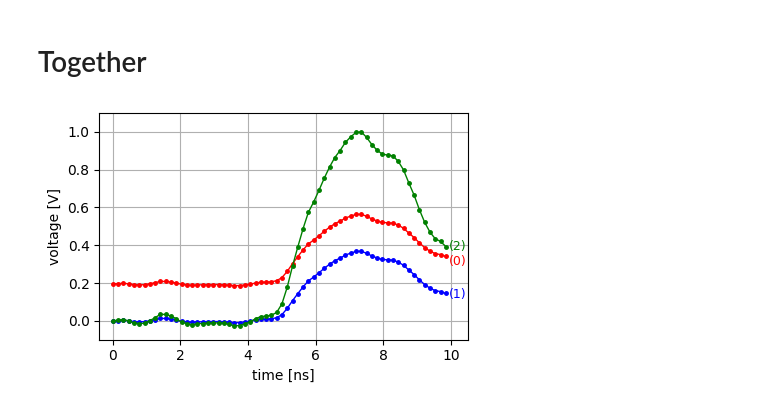
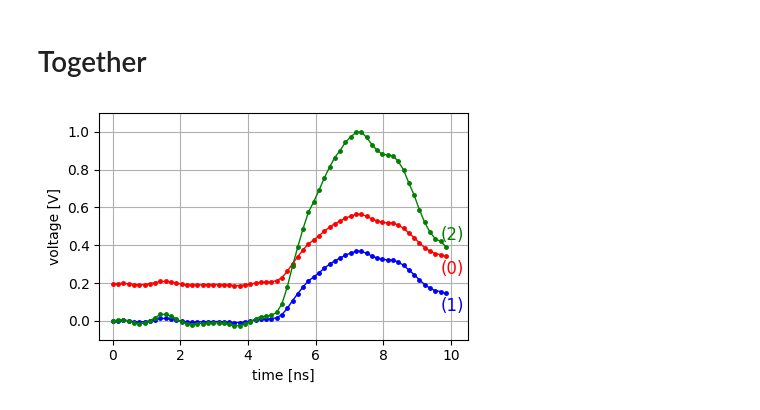
Before and after one commit to MatiXOfficial/pps-diamond-time-measurement, a Jupyter notebook: notebooks/cfd_tests/visualisation.ipynb, the cells around one changed output. Drawn from its saved outputs; the diff is of its cells as text; code cells hidden in the pictures.

Commit message:
Improved plot

```diff
--- a/notebooks/cfd_tests/visualisation.ipynb
+++ b/notebooks/cfd_tests/visualisation.ipynb
@@ -101,15 +101,15 @@ plt.show()
 # %%
 show_waveform(waveform, init=True, c='red', label='default')
 show_waveform(waveform_baseline, init=False, c='blue', label='baseline subtracted')
 show_waveform(waveform_norm, init=False, legend=False, c='green', label='normalised')
 
-plt.text(9.93, 0.295, '(0)', c='red', fontsize=9)
-plt.text(9.93, 0.12, '(1)', c='blue', fontsize=9)
-plt.text(9.93, 0.375, '(2)', c='green', fontsize=9)
+plt.text(9.7, 0.25, '(0)', c='red', fontsize=12)
+plt.text(9.7, 0.05, '(1)', c='blue', fontsize=12)
+plt.text(9.7, 0.43, '(2)', c='green', fontsize=12)
 plt.xlim(-0.4, 10.5)
 
 plt.tight_layout()
 save_plt(IMAGES_DIR + 'cfd_together.pdf')
 plt.show()
 # %% [output]
-[figure, old version]
+[figure, new version]
```
Also changed, not shown: 1 other file.
